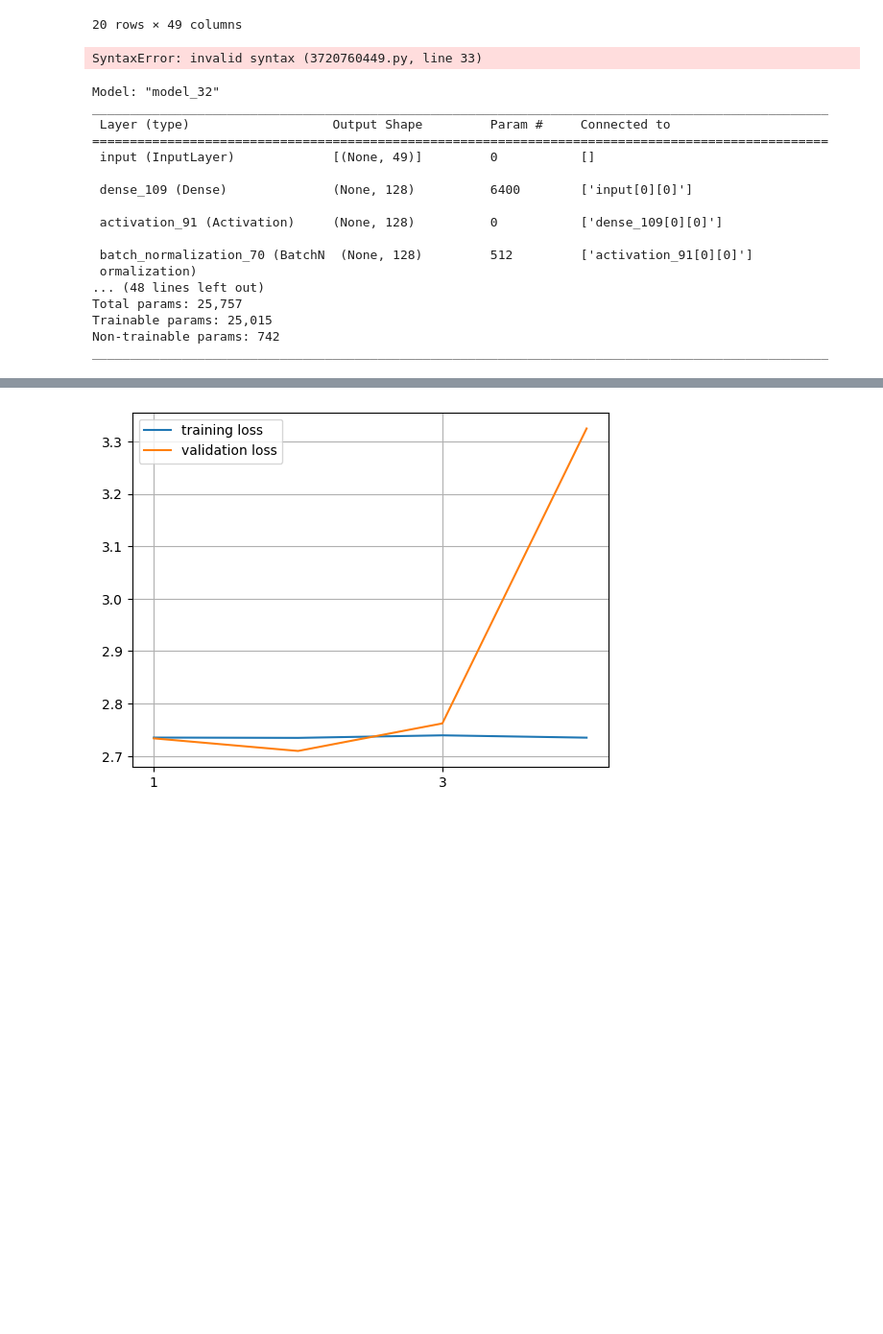
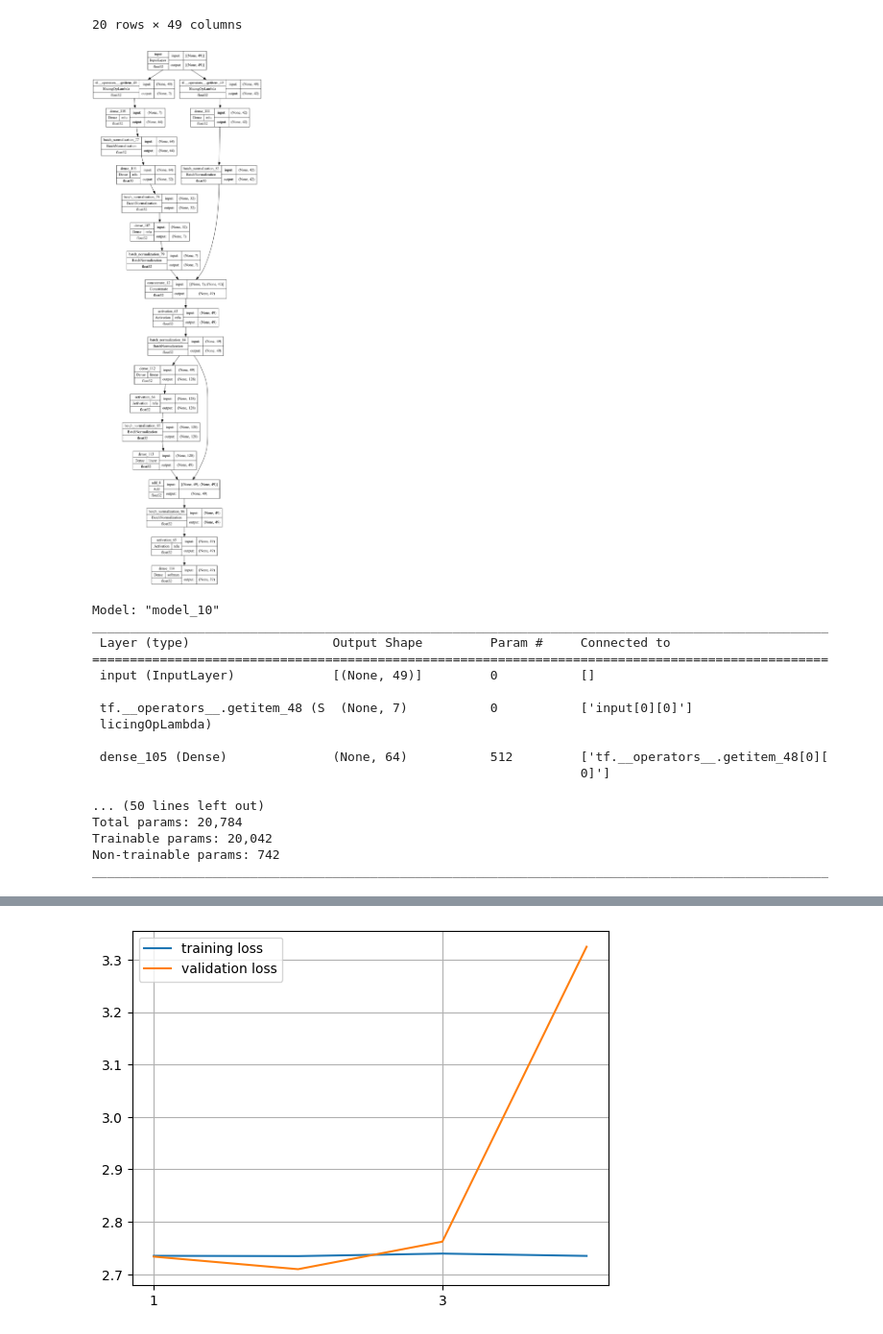
Before and after one commit to jondef/MLDM, a Jupyter notebook: labs/L11_Crime_Prediction.ipynb, the cells around one changed output, grey strips where cells are left out. Shown at 96% size. Saved outputs shown, nothing was run; the diff lists cells and outputs as text; code cells hidden in the pictures; blank space fills up the shorter version.

Commit message:
parallel resnet working

```diff
--- a/labs/L11_Crime_Prediction.ipynb
+++ b/labs/L11_Crime_Prediction.ipynb
@@ -241,58 +241,91 @@ def DenseReluBatchNorm(units: int, activation: str = "relu", use_bias: bool = Tr
         ]
     )
 
-def residual_block(x, units, activation='relu', kernel_initializer='he_normal', start_col=0, end_col=0):
-    x_shortcut_time = x
-    x_shortcut = x[:12] # Store the initial value of X in a variable
+def residual_block_shortcut(x, units, activation='relu', kernel_initializer='he_normal'):
+    x_shortcut = x # Store the initial value of X in a variable
     # Perform convolution + batch norm operations on X
     x = Dense(units=units, kernel_initializer=kernel_initializer)(x)
     x = Activation(activation)(x)
     x = BatchNormalization()(x)
     #x = Dropout(0.2)(x)
     x = Dense(units=x_shortcut.shape[1], kernel_initializer=kernel_initializer)(x)
     assert x.shape == x_shortcut.shape  # needs to be the same shape to add
     x = Add()([x, x_shortcut]) # SKIP Connection
     x = BatchNormalization()(x)
     x = Activation(activation)(x)
     return x
 
+def residual_block_parallel(x, activation='relu', kernel_initializer='he_normal'):
+     # Store the initial value of X in a variable
+    x_input_time_data = x[:, :7]
+    x_input_loc_data = x[:, 7:]
+
+    # time data res block
+    x_t = Dense(units=64, kernel_initializer=kernel_initializer, activation=activation)(x_input_time_data)
+    x_t = BatchNormalization()(x_t)
+
+    x_t = Dense(units=32, kernel_initializer=kernel_initializer, activation=activation)(x_t)
+    x_t = BatchNormalization()(x_t)
+
+    x_t = Dense(units=x_input_time_data.shape[1], kernel_initializer=kernel_initializer, activation=activation)(x_t)
+    x_t = BatchNormalization()(x_t)
+
+
+    # location data res block
+    x_d = Dense(units=128, kernel_initializer=kernel_initializer, activation=activation)(x_input_loc_data)
+    x_d = BatchNormalization()(x_d)
+
+    x_d = Dense(units=64, kernel_initializer=kernel_initializer, activation=activation)(x_input_loc_data)
+    x_d = BatchNormalization()(x_d)
+
+    x_d = Dense(units=32, kernel_initializer=kernel_initializer, activation=activation)(x_input_loc_data)
+    x_d = BatchNormalization()(x_d)
+
+    x_d = Dense(units=x_input_loc_data.shape[1], kernel_initializer=kernel_initializer, activation=activation)(x_input_loc_data)
+    x_d = BatchNormalization()(x_d)
+
+    # concat time and location data
+    x = Concatenate()([x_t, x_d])
+    x = Activation(activation)(x)
+    x = BatchNormalization()(x)
+    return x
+
 def build_model():
     input_shape = x_train.shape[1]
     output_shape = y_train.shape[1]
 
     input_tensor = Input(shape=(input_shape,), name='input')
 
-    x = residual_block(x=input_tensor, units=128, start_col=0, end_col=12)
-    x = residual_block(x=x, units=64)
-    x = residual_block(x=x, units=32)
+    x = residual_block_parallel(x=input_tensor)
+    x = residual_block_shortcut(x=x, units=128)
 
     output_tensor = Dense(units=y_train.shape[1], activation='softmax')(x)  # we need to classify the category of the crime
     model = Model(inputs=input_tensor, outputs=output_tensor)
     return model
 
 model = build_model()
 
 tf.keras.utils.plot_model(model, to_file="/tmp/model.png", show_layer_activations=True, show_shapes=True, show_dtype=True, show_layer_names=True)
 # %% [output]
-SyntaxError: invalid syntax (3720760449.py, line 33)
+[figure, added]
 # %%
 model.summary()
 # %% [output]
-Model: "model_32"
+Model: "model_10"
 __________________________________________________________________________________________________
  Layer (type)                   Output Shape         Param #     Connected to
 ==================================================================================================
  input (InputLayer)             [(None, 49)]         0           []
 
- dense_109 (Dense)              (None, 128)          6400        ['input[0][0]']
+ tf.__operators__.getitem_48 (S  (None, 7)           0           ['input[0][0]']
+ licingOpLambda)
 
- activation_91 (Activation)     (None, 128)          0           ['dense_109[0][0]']
+ dense_105 (Dense)              (None, 64)           512         ['tf.__operators__.getitem_48[0][
+                                                                 0]']
 
- batch_normalization_70 (BatchN  (None, 128)         512         ['activation_91[0][0]']
- ormalization)
-... (48 lines left out)
-Total params: 25,757
-Trainable params: 25,015
+... (50 lines left out)
+Total params: 20,784
+Trainable params: 20,042
 Non-trainable params: 742
 __________________________________________________________________________________________________
 # %%
```
Also changed, not shown: parts of 2 cells of this notebook.
